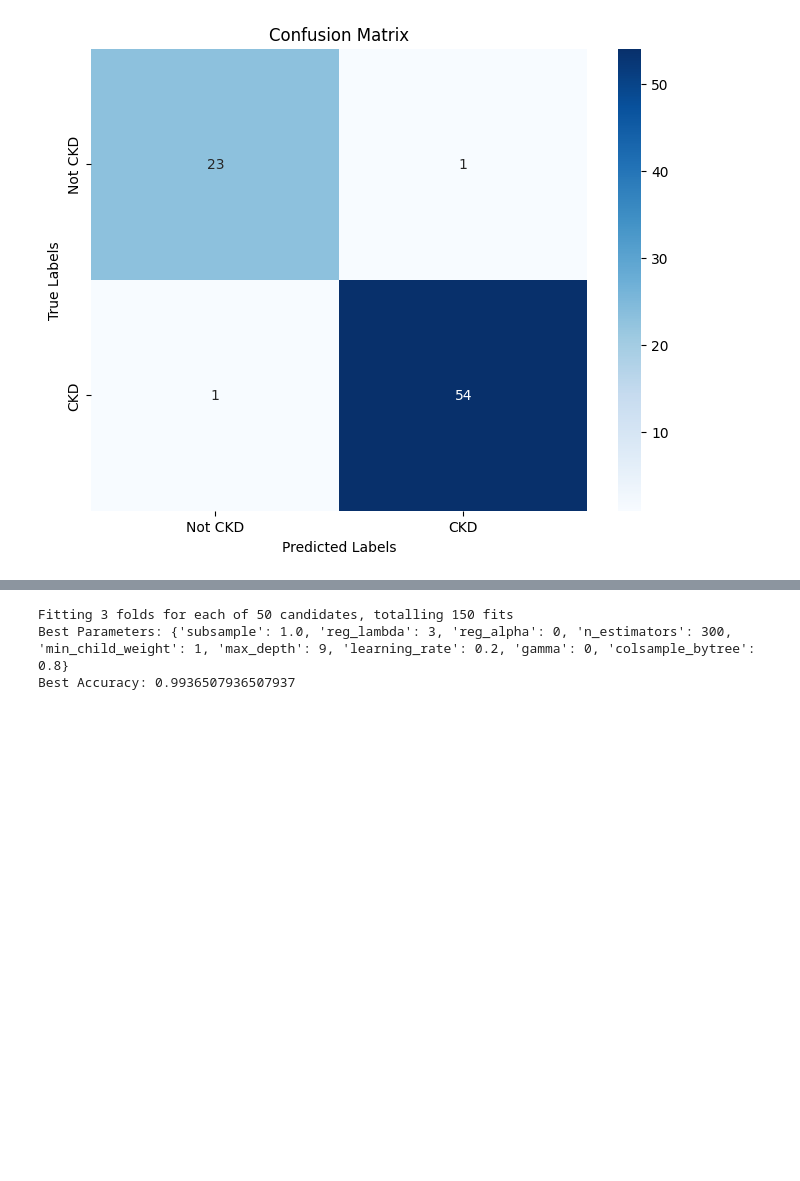
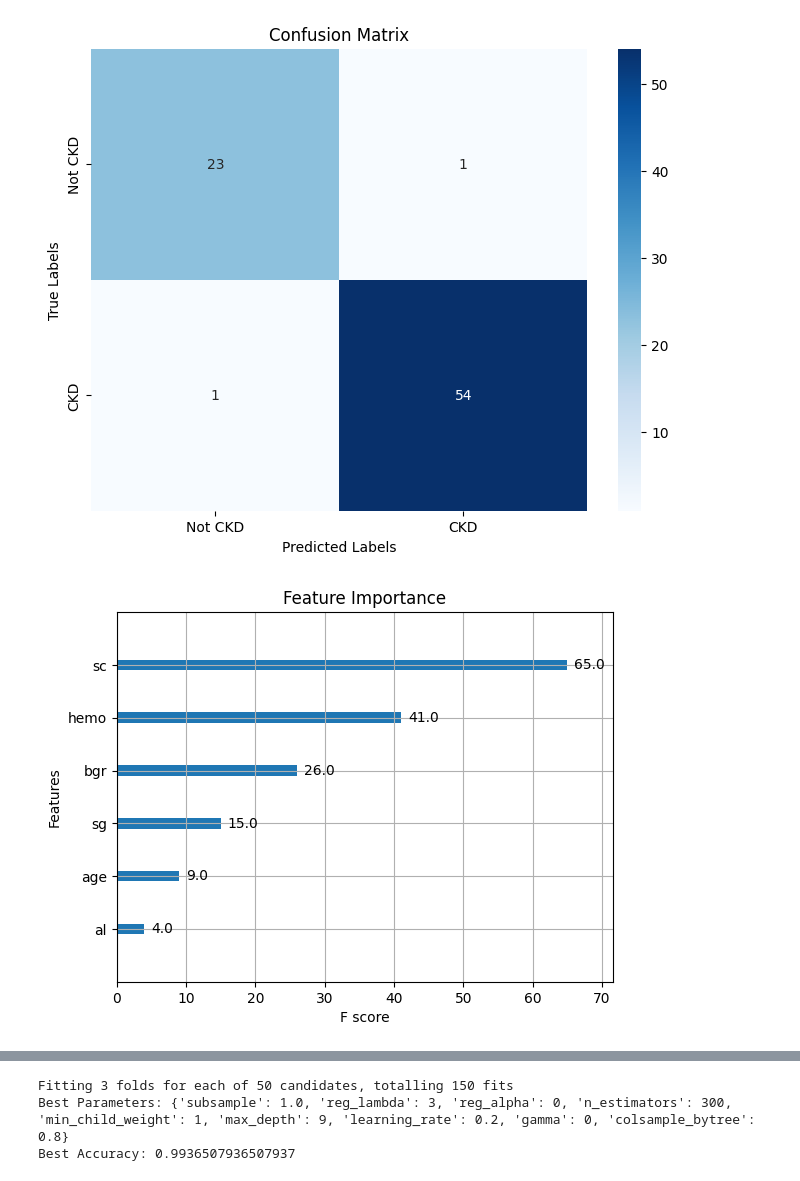
Before and after one commit to NissanJK/ckd_detection, a Jupyter notebook: class.ipynb, the cells around one changed output, grey strips where cells are left out. Cells and saved outputs as stored; diff of their text form; code cells hidden in the pictures; blank space fills up the shorter version.

```diff
--- a/class.ipynb
+++ b/class.ipynb
@@ -264,3 +281,10 @@ plt.title('Confusion Matrix')
 plt.show()
 # %% [output]
 [figure]
+# %%
+from xgboost import plot_importance
+plot_importance(XGB_model)
+plt.title("Feature Importance")
+plt.show()
+# %% [output]
+[figure, added]
```
Also changed, not shown: parts of 3 cells of this notebook, 1 other file.
